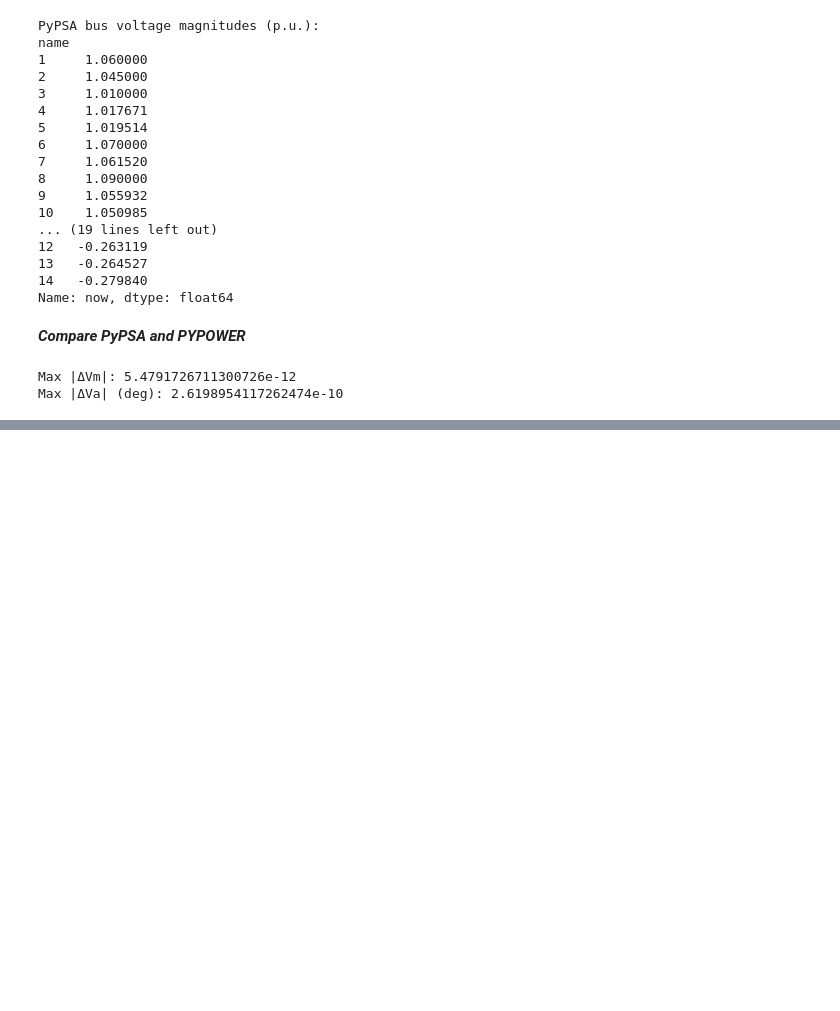
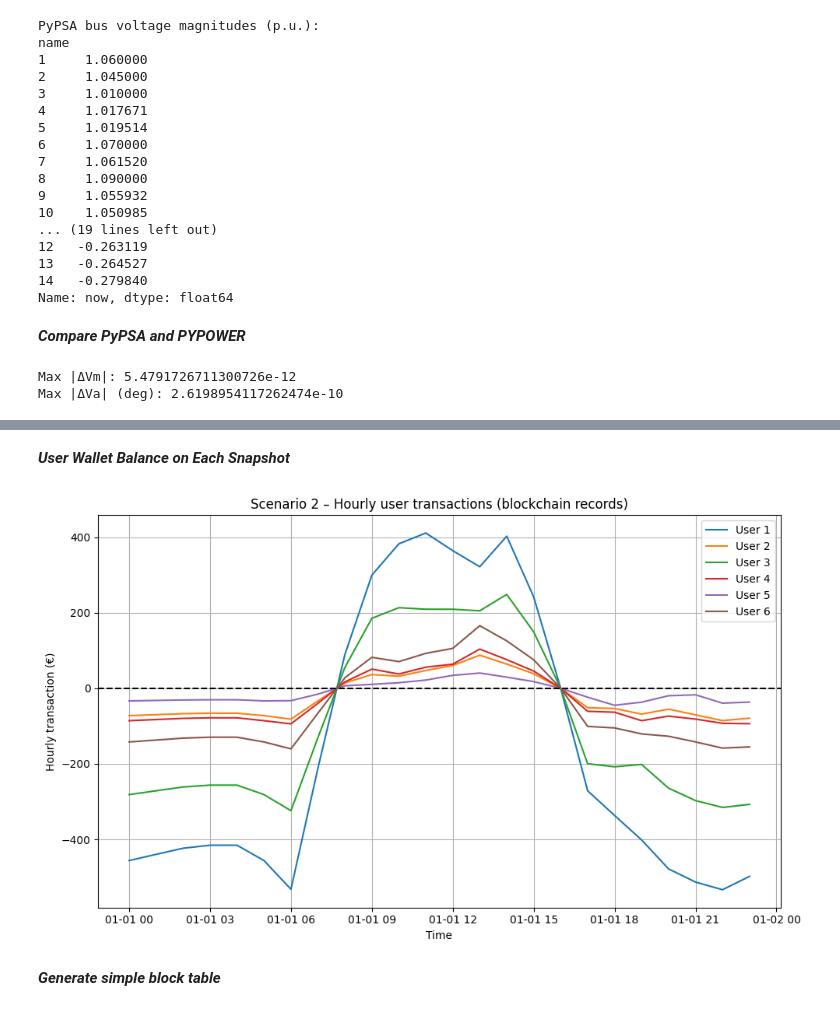
Before and after one commit to YWEnoda/OPF, a Jupyter notebook: OPF_P2P_Case14.ipynb, the cells around one changed output, grey strips where cells are left out. Cells and saved outputs as stored; diff of their text form; code cells hidden in the pictures; blank space fills up the shorter version.

```diff
--- a/OPF_P2P_Case14.ipynb
+++ b/OPF_P2P_Case14.ipynb
@@ -231,0 +1341,18 @@ Max |ΔVa| (deg): 2.6198954117262474e-10
+# %% [markdown]
+***User Wallet Balance on Each Snapshot***
+# %%
+plt.figure(figsize=(10,6))
+for user in cash_flows.columns:
+    plt.plot(cash_flows.index, cash_flows[user], label=user)
+plt.axhline(0, color='black', linestyle='--')
+plt.xlabel("Time")
+plt.ylabel("Hourly transaction (€)")
+plt.title("Scenario 2 – Hourly user transactions (blockchain records)")
+plt.legend()
+plt.grid(True)
+plt.tight_layout()
+plt.show()
+# %% [output]
+[figure, added]
+# %% [markdown]
+***Generate simple block table***
```
Also changed, not shown: parts of 39 cells of this notebook.
